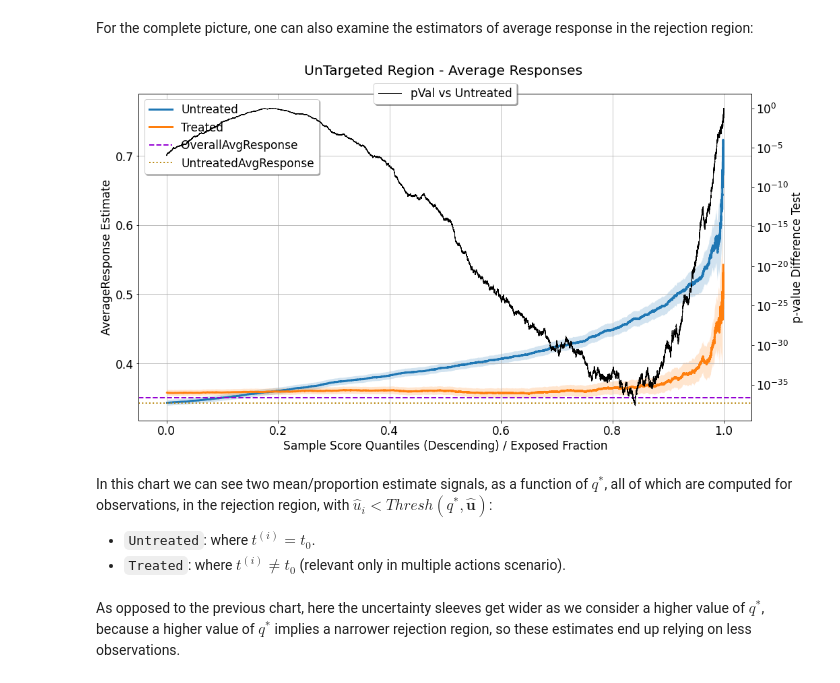
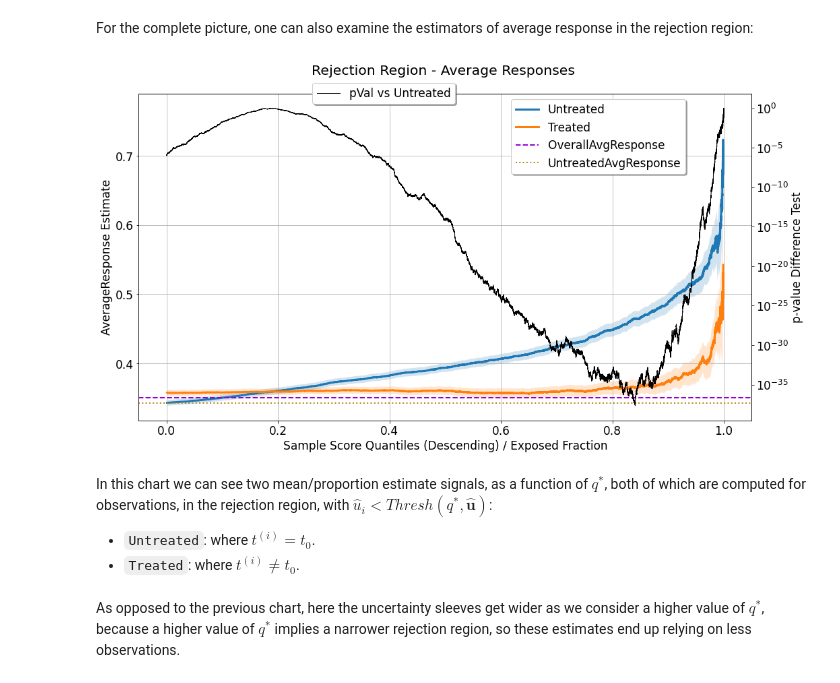
Before and after one commit to PlaytikaOSS/uplift-analysis, a Jupyter notebook: docs/source/tutorials/Tutorial.ipynb, the cells around one changed output. Saved outputs shown, nothing was run; the diff lists cells and outputs as text; code cells hidden in the pictures.

```diff
--- a/docs/source/tutorials/Tutorial.ipynb
+++ b/docs/source/tutorials/Tutorial.ipynb
@@ -747,14 +749,14 @@ Again, just as in the [*Expected Response* chart](#Expected-Response), the value
 # %% [markdown]
 For the complete picture, one can also examine the estimators of average response in the rejection region:
 # %%
-evaluator.visualize(eval_res,show_random=True,num_random_rep=4,specify=['untargeted_region'])
+evaluator.visualize(eval_res,show_random=True,num_random_rep=4,specify=['rejection_region'])
 # %% [output]
-[figure, old version]
+[figure, new version]
 # %% [markdown]
-In this chart we can see two mean/proportion estimate signals, as a function of $q^{*}$, all of which are computed for observations, in the rejection region, with $\hat{u}_i < Thresh(q^{*},\boldsymbol{\hat{u}})$:
+In this chart we can see two mean/proportion estimate signals, as a function of $q^{*}$, both of which are computed for observations, in the rejection region, with $\hat{u}_i < Thresh(q^{*},\boldsymbol{\hat{u}})$:
 
 - `Untreated`: where $t^{(i)} = t_0$.
-- `Treated`: where $t^{(i)} \neq t_0$ (relevant only in multiple actions scenario).
+- `Treated`: where $t^{(i)} \neq t_0$.
 # %% [markdown]
 As opposed to the previous chart, here the uncertainty sleeves get wider as we consider a higher value of $q^{*}$, because a higher value of $q^{*}$ implies a narrower rejection region, so these estimates end up relying on less observations.
 # %% [markdown]
```
Also changed, not shown: parts of 15 cells of this notebook, 1 other file.
